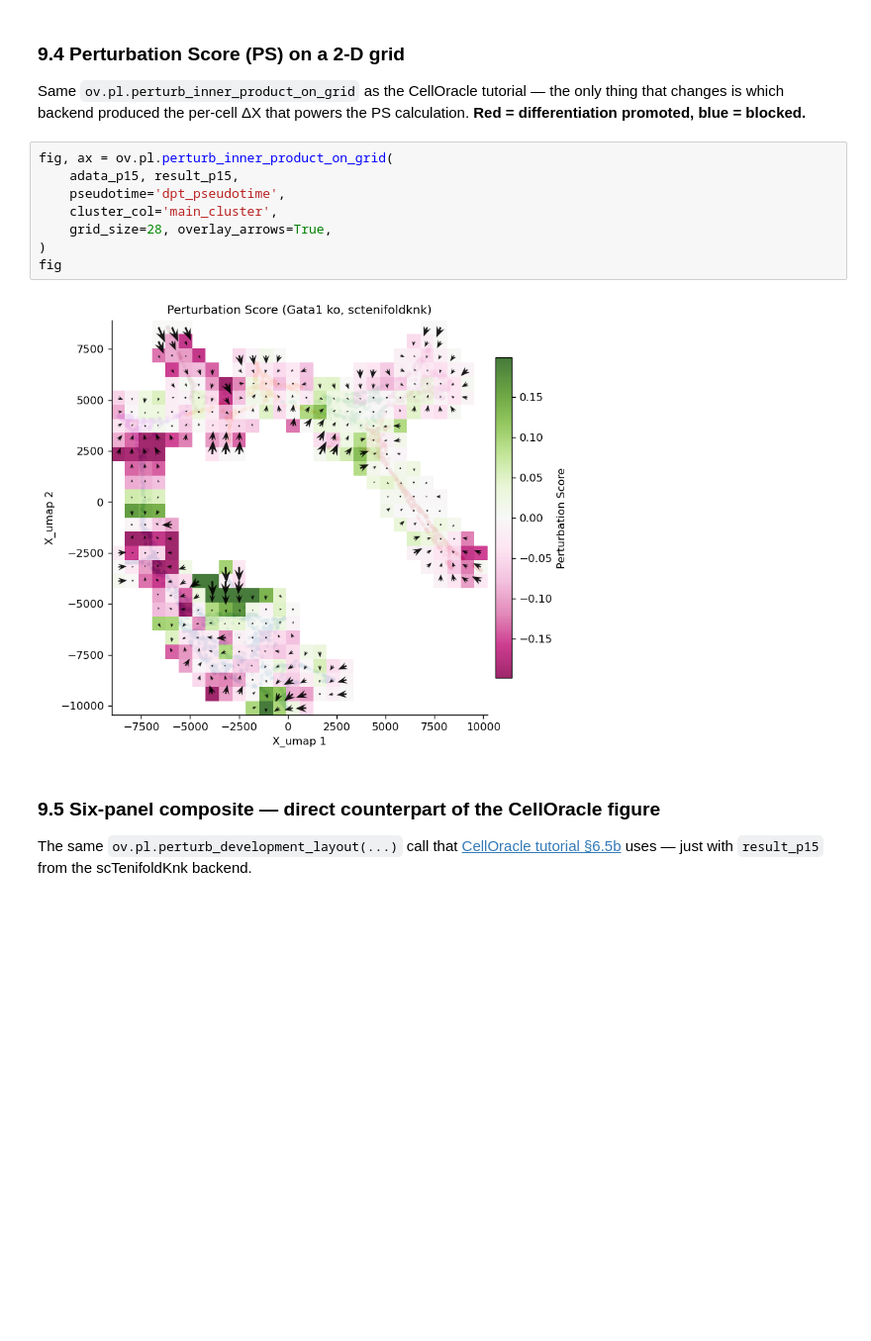
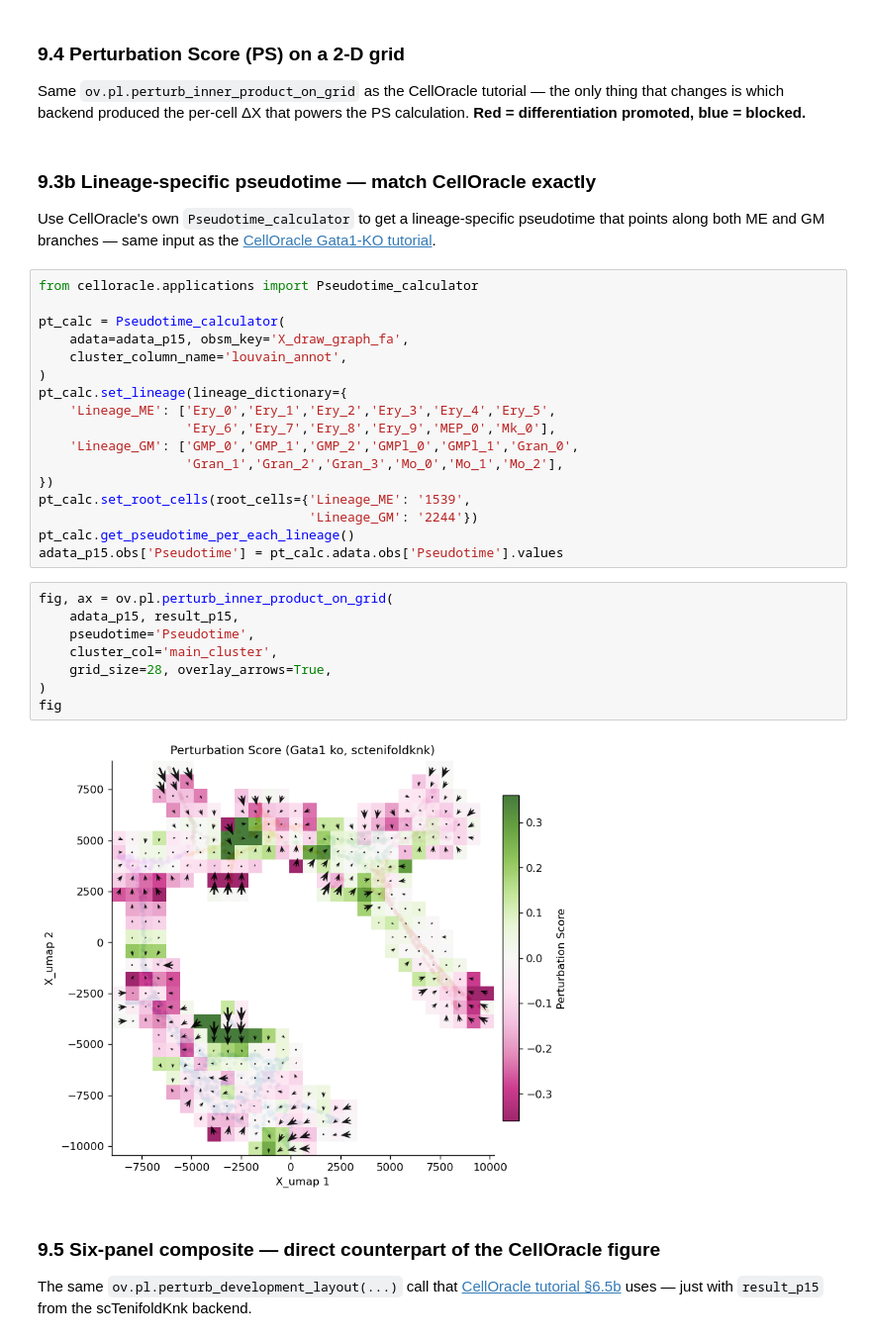
Before and after one commit to DBinary/omicverse-tutorials, a Jupyter notebook: docs/Tutorials-single/perturb/t_perturb_sctenifoldknk.ipynb, the cells around one changed output. Shown at 99% size. Drawn from its saved outputs; the diff is of its cells as text; blank space fills up the shorter version.

```diff
--- a/docs/Tutorials-single/perturb/t_perturb_sctenifoldknk.ipynb
+++ b/docs/Tutorials-single/perturb/t_perturb_sctenifoldknk.ipynb
@@ -610,16 +610,37 @@ Same `ov.pl.perturb_inner_product_on_grid` as the CellOracle tutorial —
 the only thing that changes is which backend produced the per-cell ΔX
 that powers the PS calculation. **Red = differentiation promoted, blue
 = blocked.**
+# %% [markdown]
+### 9.3b Lineage-specific pseudotime — match CellOracle exactly
+
+Use CellOracle's own `Pseudotime_calculator` to get a lineage-specific pseudotime that points along both ME and GM branches — same input as the [CellOracle Gata1-KO tutorial](https://morris-lab.github.io/CellOracle.documentation/notebooks/05_simulation/Pseudotime_calculation_with_Paul_etal_2015_data.html).
+# %%
+from celloracle.applications import Pseudotime_calculator
+
+pt_calc = Pseudotime_calculator(
+    adata=adata_p15, obsm_key='X_draw_graph_fa',
+    cluster_column_name='louvain_annot',
+)
+pt_calc.set_lineage(lineage_dictionary={
+    'Lineage_ME': ['Ery_0','Ery_1','Ery_2','Ery_3','Ery_4','Ery_5',
+                   'Ery_6','Ery_7','Ery_8','Ery_9','MEP_0','Mk_0'],
+    'Lineage_GM': ['GMP_0','GMP_1','GMP_2','GMPl_0','GMPl_1','Gran_0',
+                   'Gran_1','Gran_2','Gran_3','Mo_0','Mo_1','Mo_2'],
+})
+pt_calc.set_root_cells(root_cells={'Lineage_ME': '1539',
+                                   'Lineage_GM': '2244'})
+pt_calc.get_pseudotime_per_each_lineage()
+adata_p15.obs['Pseudotime'] = pt_calc.adata.obs['Pseudotime'].values
 # %%
 fig, ax = ov.pl.perturb_inner_product_on_grid(
     adata_p15, result_p15,
-    pseudotime='dpt_pseudotime',
+    pseudotime='Pseudotime',
     cluster_col='main_cluster',
     grid_size=28, overlay_arrows=True,
 )
 fig
 # %% [output]
-[figure, old version]
+[figure, new version]
 # %% [markdown]
 ### 9.5 Six-panel composite — direct counterpart of the CellOracle figure
 
```
Also changed, not shown: parts of 1 cell of this notebook.
